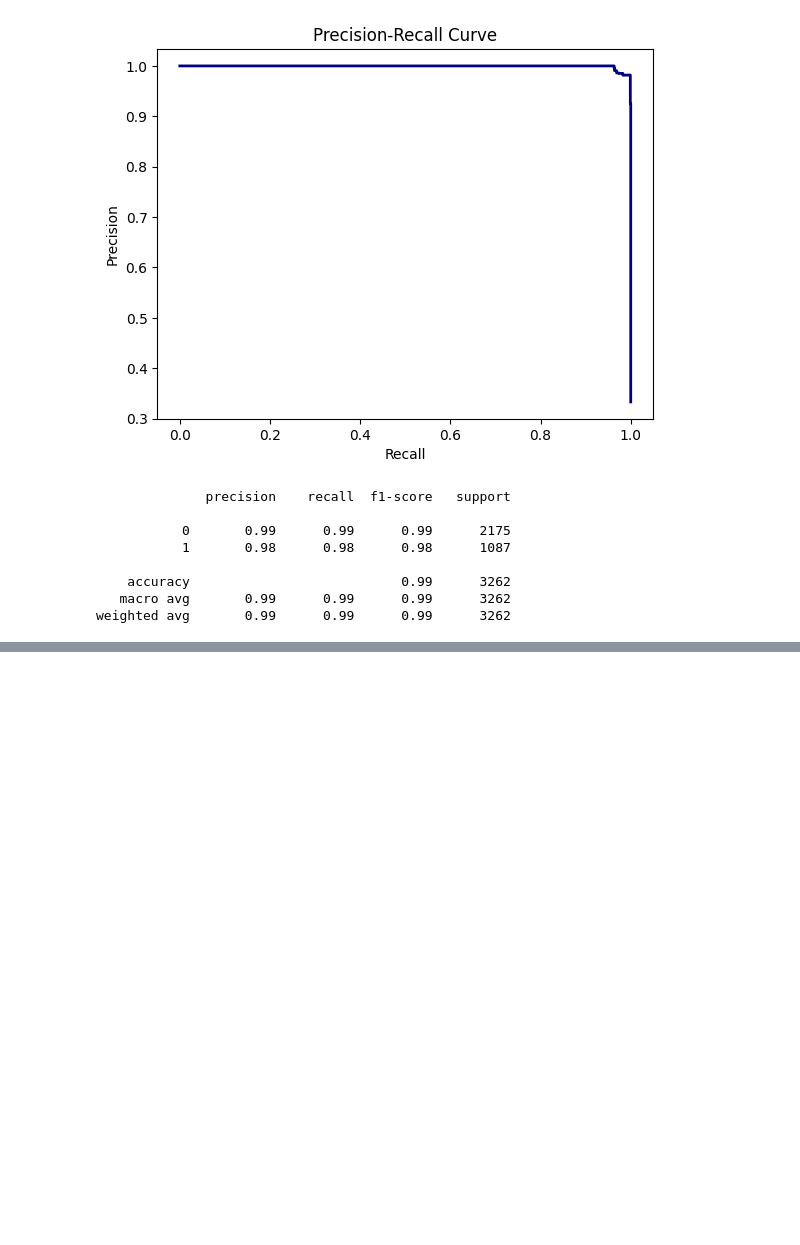
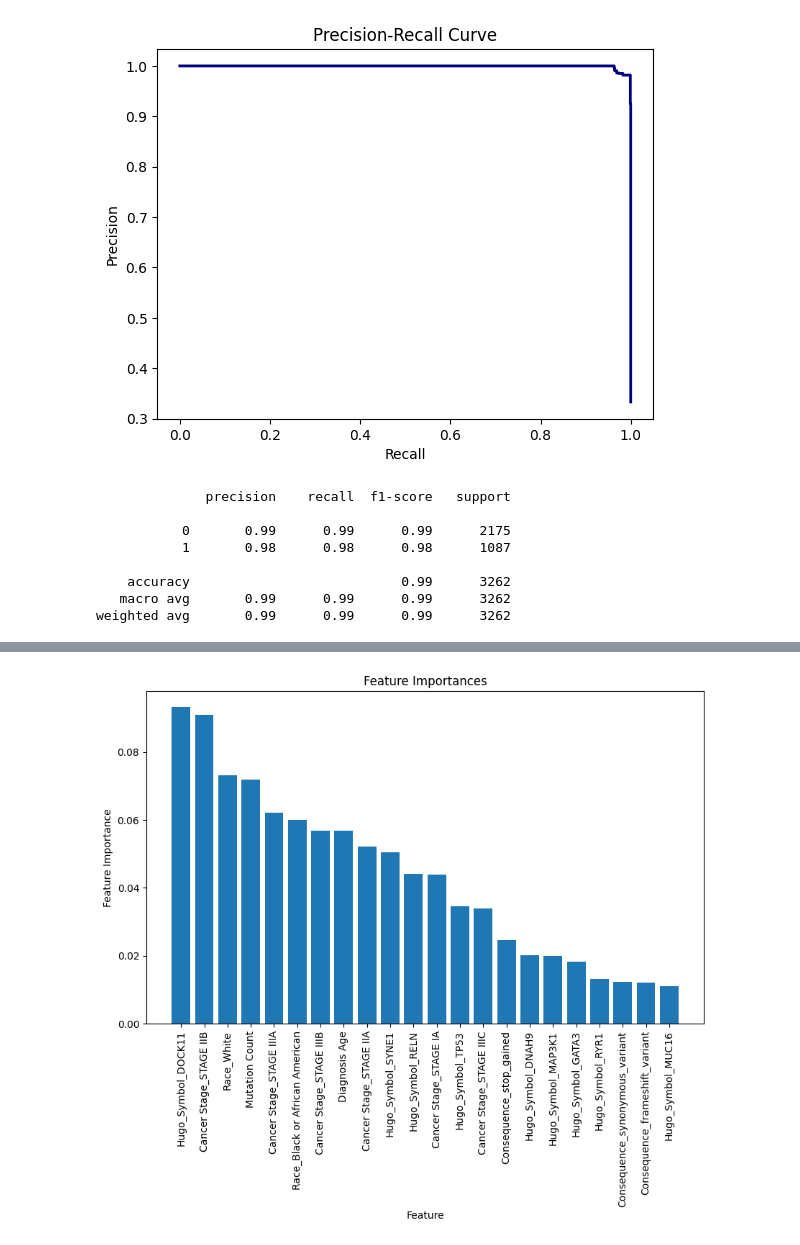
Before and after one commit to RohanKaushikan/CancerBioinformatics, a Jupyter notebook: CombinedData.ipynb, the cells around one changed output, grey strips where cells are left out. Saved outputs shown, nothing was run; the diff lists cells and outputs as text; code cells hidden in the pictures; blank space fills up the shorter version.

```diff
--- a/CombinedData.ipynb
+++ b/CombinedData.ipynb
@@ -494,0 +401,26 @@ Accuracy: 0.94
+# %%
+feature_importances = model.feature_importances_
+# %%
+feature_names = common_x_encoded.columns.tolist()
+
+def plot_feature_importances(importances, feature_names, threshold=0.01):
+
+    # Create a sorted index of feature importances
+    sorted_idx = importances.argsort()[::-1]
+
+    # Filter out features with importances below the threshold
+    sorted_idx = sorted_idx[importances[sorted_idx] > threshold]
+
+    # Plot the top N features
+    N = len(sorted_idx)
+    plt.figure(figsize=(10, 6))
+    plt.bar(range(N), importances[sorted_idx], align='center')
+    plt.xticks(range(N), [feature_names[i] for i in sorted_idx], rotation=90)
+    plt.xlabel('Feature')
+    plt.ylabel('Feature Importance')
+    plt.title('Feature Importances')
+    plt.show()
+
+plot_feature_importances(feature_importances, feature_names)
+# %% [output]
+[figure, added]
```
Also changed, not shown: parts of 55 cells of this notebook.
